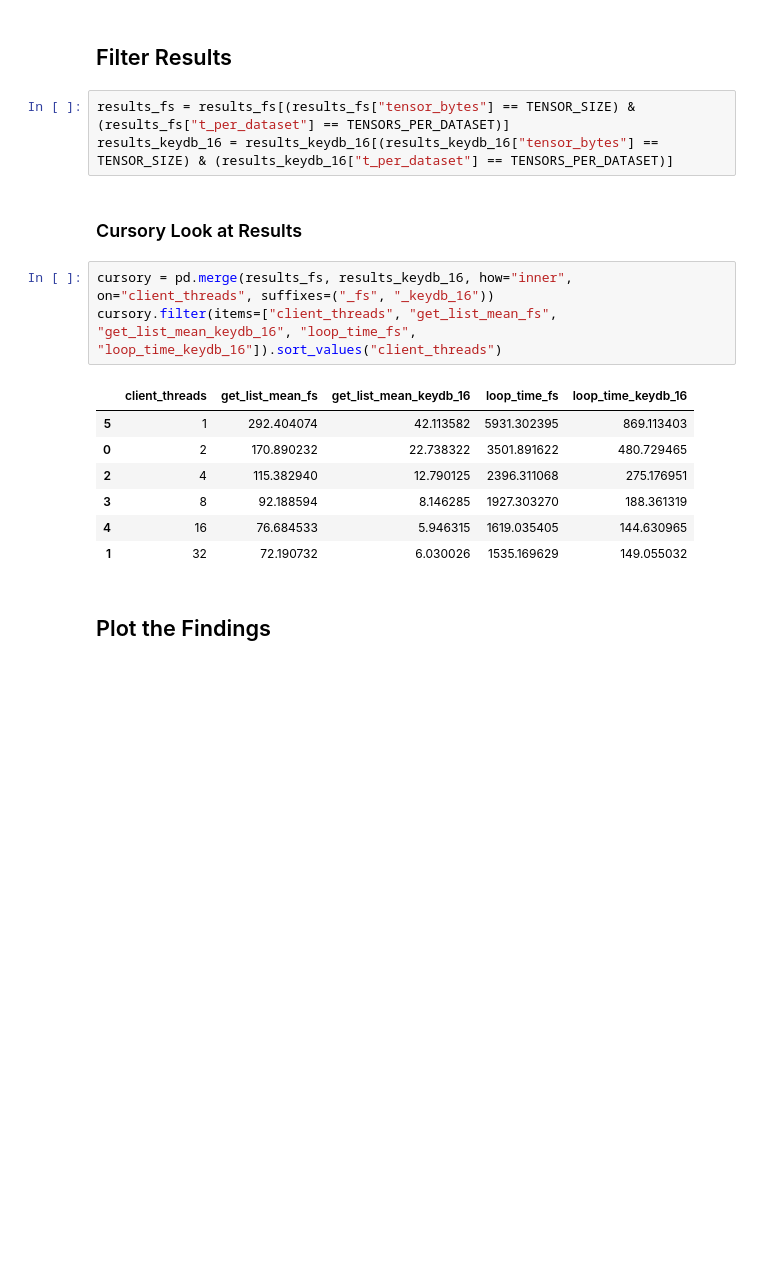
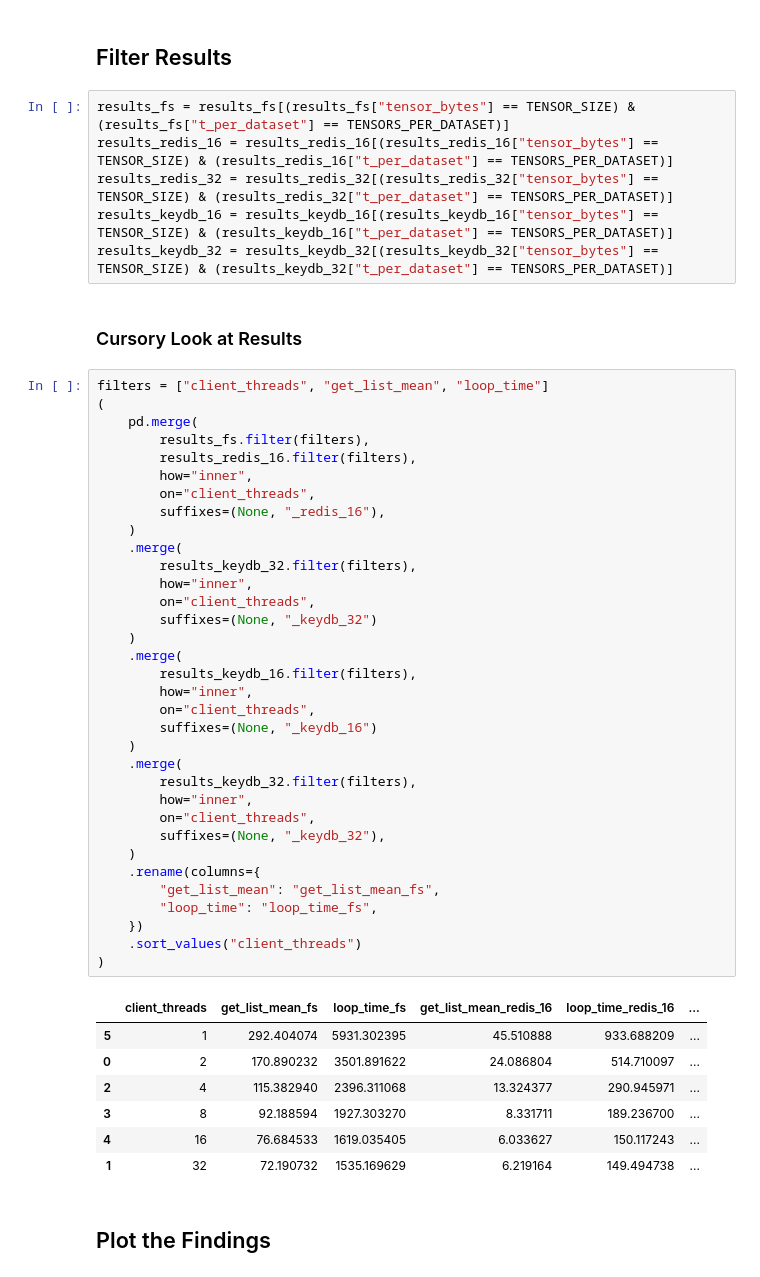
Before and after one commit to CrayLabs/SmartSim-Scaling, a Jupyter notebook: figures/aggregation-plots.ipynb, the cells around one changed output. Drawn from its saved outputs; the diff is of its cells as text; blank space fills up the shorter version.

```diff
--- a/figures/aggregation-plots.ipynb
+++ b/figures/aggregation-plots.ipynb
@@ -42,20 +27,54 @@ DARK_MODE = False
 ## Filter Results
 # %%
 results_fs = results_fs[(results_fs["tensor_bytes"] == TENSOR_SIZE) & (results_fs["t_per_dataset"] == TENSORS_PER_DATASET)]
+results_redis_16 = results_redis_16[(results_redis_16["tensor_bytes"] == TENSOR_SIZE) & (results_redis_16["t_per_dataset"] == TENSORS_PER_DATASET)]
+results_redis_32 = results_redis_32[(results_redis_32["tensor_bytes"] == TENSOR_SIZE) & (results_redis_32["t_per_dataset"] == TENSORS_PER_DATASET)]
 results_keydb_16 = results_keydb_16[(results_keydb_16["tensor_bytes"] == TENSOR_SIZE) & (results_keydb_16["t_per_dataset"] == TENSORS_PER_DATASET)]
+results_keydb_32 = results_keydb_32[(results_keydb_32["tensor_bytes"] == TENSOR_SIZE) & (results_keydb_32["t_per_dataset"] == TENSORS_PER_DATASET)]
 # %% [markdown]
 ### Cursory Look at Results
-# %%
-cursory = pd.merge(results_fs, results_keydb_16, how="inner", on="client_threads", suffixes=("_fs", "_keydb_16"))
-cursory.filter(items=["client_threads", "get_list_mean_fs", "get_list_mean_keydb_16", "loop_time_fs", "loop_time_keydb_16"]).sort_values("client_threads")
-# %% [output]
-|  | client_threads | get_list_mean_fs | get_list_mean_keydb_16 | loop_time_fs | loop_time_keydb_16 |
-| 5 | 1 | 292.404074 | 42.113582 | 5931.302395 | 869.113403 |
-| 0 | 2 | 170.890232 | 22.738322 | 3501.891622 | 480.729465 |
-| 2 | 4 | 115.382940 | 12.790125 | 2396.311068 | 275.176951 |
-| 3 | 8 | 92.188594 | 8.146285 | 1927.303270 | 188.361319 |
-| 4 | 16 | 76.684533 | 5.946315 | 1619.035405 | 144.630965 |
-| 1 | 32 | 72.190732 | 6.030026 | 1535.169629 | 149.055032 |
+# %%
+filters = ["client_threads", "get_list_mean", "loop_time"]
+(
+    pd.merge(
+        results_fs.filter(filters),
+        results_redis_16.filter(filters),
+        how="inner",
+        on="client_threads",
+        suffixes=(None, "_redis_16"),
+    )
+    .merge(
+        results_keydb_32.filter(filters),
+        how="inner",
+        on="client_threads",
+        suffixes=(None, "_keydb_32")
+    )
+    .merge(
+        results_keydb_16.filter(filters),
+        how="inner",
+        on="client_threads",
+        suffixes=(None, "_keydb_16")
+    )
+    .merge(
+        results_keydb_32.filter(filters),
+        how="inner",
+        on="client_threads",
+        suffixes=(None, "_keydb_32"),
+    )
+    .rename(columns={
+        "get_list_mean": "get_list_mean_fs",
+        "loop_time": "loop_time_fs",
+    })
+    .sort_values("client_threads")
+)
+# %% [output]
+|  | client_threads | get_list_mean_fs | loop_time_fs | get_list_mean_redis_16 | loop_time_redis_16 | ... |
+| 5 | 1 | 292.404074 | 5931.302395 | 45.510888 | 933.688209 | ... |
+| 0 | 2 | 170.890232 | 3501.891622 | 24.086804 | 514.710097 | ... |
+| 2 | 4 | 115.382940 | 2396.311068 | 13.324377 | 290.945971 | ... |
+| 3 | 8 | 92.188594 | 1927.303270 | 8.331711 | 189.236700 | ... |
+| 4 | 16 | 76.684533 | 1619.035405 | 6.033627 | 150.117243 | ... |
+| 1 | 32 | 72.190732 | 1535.169629 | 6.219164 | 149.494738 | ... |
 # %% [markdown]
 ## Plot the Findings
 # %% [markdown]
```
Also changed, not shown: parts of 13 cells of this notebook.
